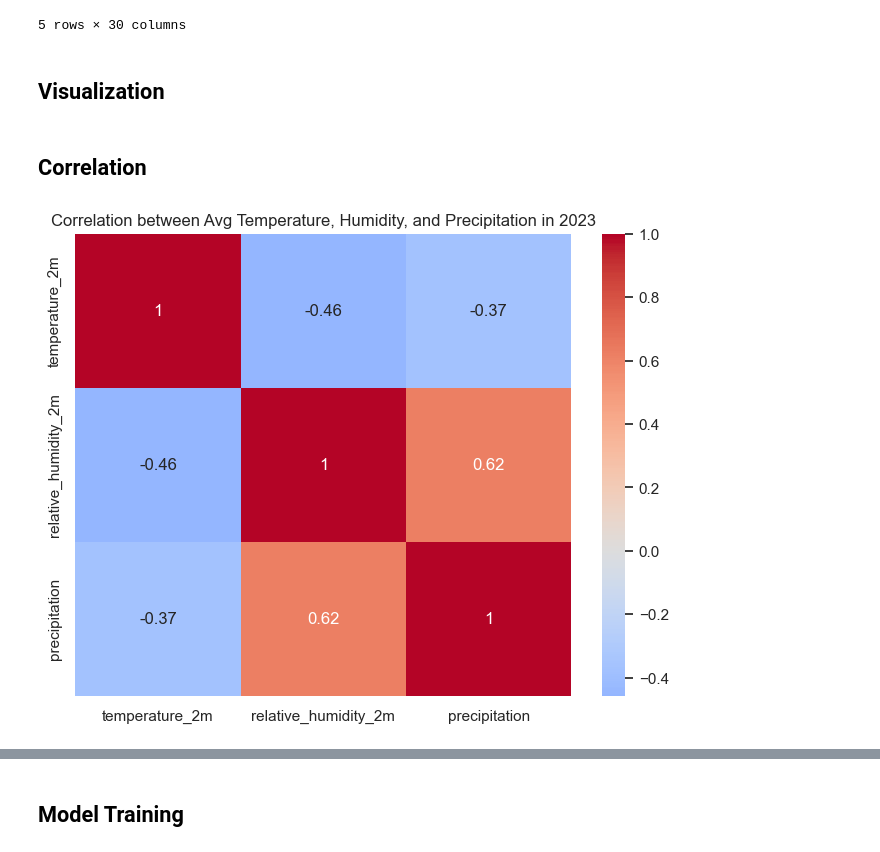
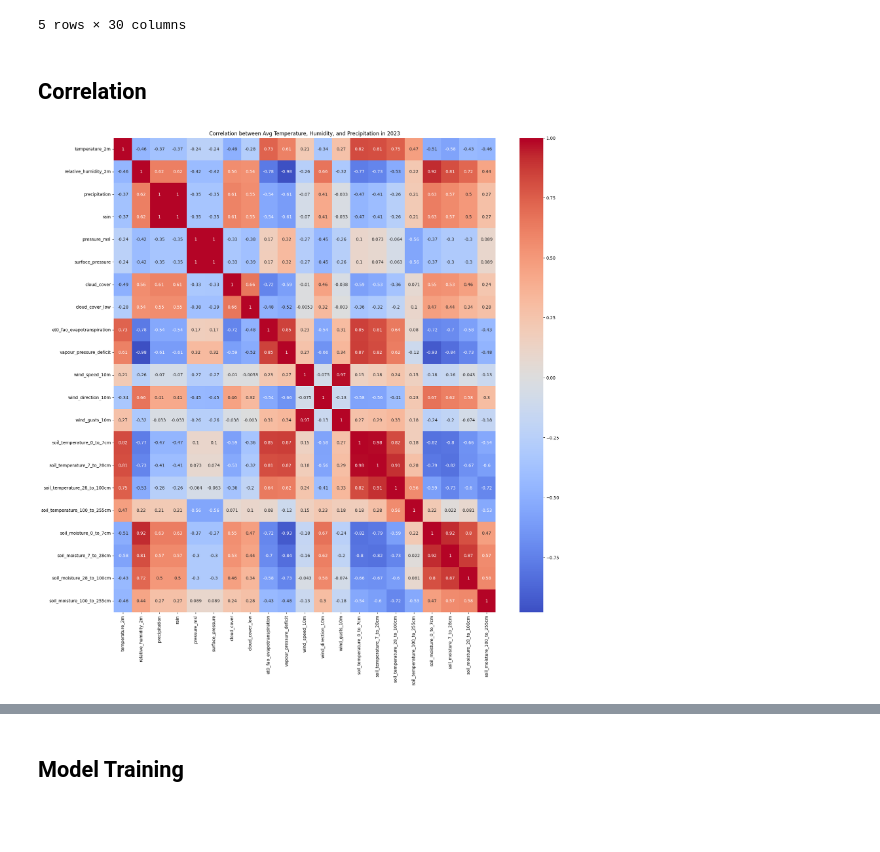
Before and after one commit to ASAPPhat/ML_WeatherForecast, a Jupyter notebook: test.ipynb, the cells around one changed output, grey strips where cells are left out. Saved outputs shown, nothing was run; the diff lists cells and outputs as text; code cells hidden in the pictures; blank space fills up the shorter version.

```diff
--- a/test.ipynb
+++ b/test.ipynb
@@ -565,32 +559,30 @@ hourly_dataframe.head()
 | 3 | 1994-10-24 03:00:00+00:00 | 25.924002 | 62.343075 | 0.0 | 0.0 | 1012.799988 | 1012.106018 | ... |
 | 4 | 1994-10-24 04:00:00+00:00 | 26.774000 | 61.562996 | 0.0 | 0.0 | 1011.900024 | 1011.208801 | ... |
 5 rows × 30 columns
-# %% [markdown]
-## Visualization
 # %% [markdown]
 ## Correlation
 # %%
 #Draw a line chart to show the correlation between temperature and precipitation and humidity in 2023
 
 
 import pandas as pd
 import seaborn as sns
 import matplotlib.pyplot as plt
 
 # Load your data into a DataFrame
 data = pd.read_csv('data.csv', parse_dates=['date'])
 
 # Filter for 2023 data only
 data_2023 = data[data['date'].dt.year == 2023]
 
 # Calculate the average temperature, humidity, and precipitation by day
-data_2023_daily = data_2023.resample('D', on='date').mean()[['temperature_2m', 'relative_humidity_2m', 'precipitation']]
+data_2023_daily = data_2023.resample('D', on='date').mean()[['temperature_2m','relative_humidity_2m','precipitation','rain','pressure_msl','surface_pressure','cloud_cover','cloud_cover_low','et0_fao_evapotranspiration','vapour_pressure_deficit','wind_speed_10m','wind_direction_10m','wind_gusts_10m','soil_temperature_0_to_7cm','soil_temperature_7_to_28cm','soil_temperature_28_to_100cm','soil_temperature_100_to_255cm','soil_moisture_0_to_7cm','soil_moisture_7_to_28cm','soil_moisture_28_to_100cm','soil_moisture_100_to_255cm']]
 
 # Plot correlation heatmap
-plt.figure(figsize=(8, 6))
+plt.figure(figsize=(20, 20))
 correlation = data_2023_daily.corr()
 sns.heatmap(correlation, annot=True, cmap='coolwarm', center=0)
 plt.title('Correlation between Avg Temperature, Humidity, and Precipitation in 2023')
 plt.show()
 # %% [output]
-[figure, old version]
+[figure, new version]
```
Also changed, not shown: parts of 8 cells of this notebook.
